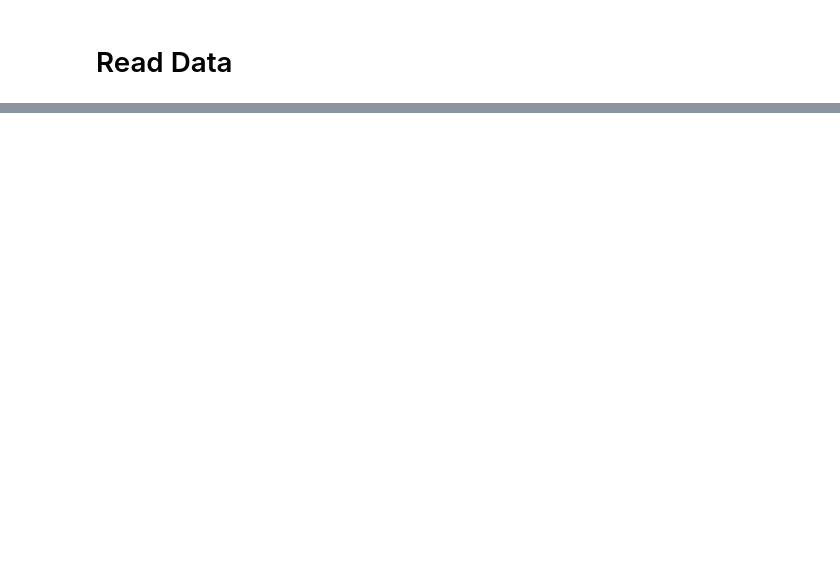
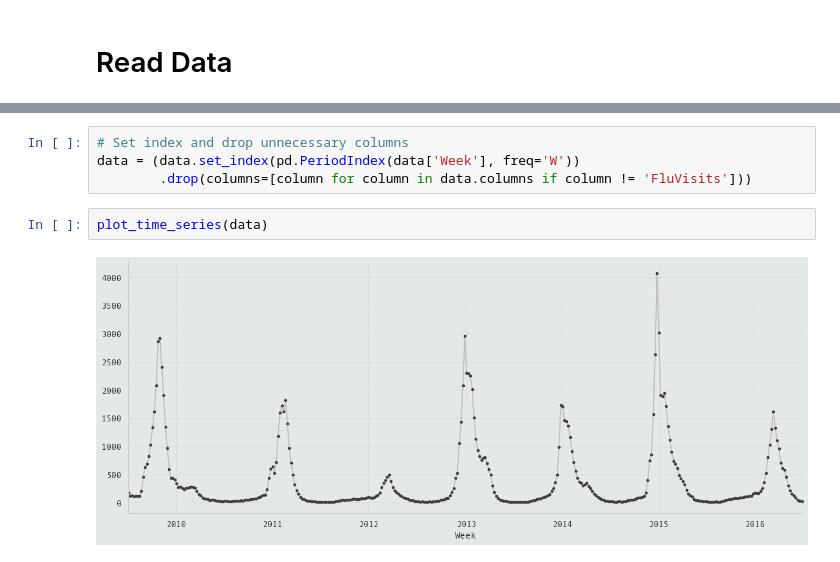
Before and after one commit to Volscente/TimeWarpForecast, a Jupyter notebook: notebooks/flu_trends/exploratory_data_analysis.ipynb, the cells around one changed output, grey strips where cells are left out. Cells and saved outputs as stored; diff of their text form; blank space fills up the shorter version.

```diff
--- a/notebooks/flu_trends/exploratory_data_analysis.ipynb
+++ b/notebooks/flu_trends/exploratory_data_analysis.ipynb
@@ -50,0 +65,8 @@ KeyError: 'date_columns'
+# %%
+# Set index and drop unnecessary columns
+data = (data.set_index(pd.PeriodIndex(data['Week'], freq='W'))
+        .drop(columns=[column for column in data.columns if column != 'FluVisits']))
+# %%
+plot_time_series(data)
+# %% [output]
+[figure, added]
```
Also changed, not shown: parts of 6 cells of this notebook, 5 other files.
